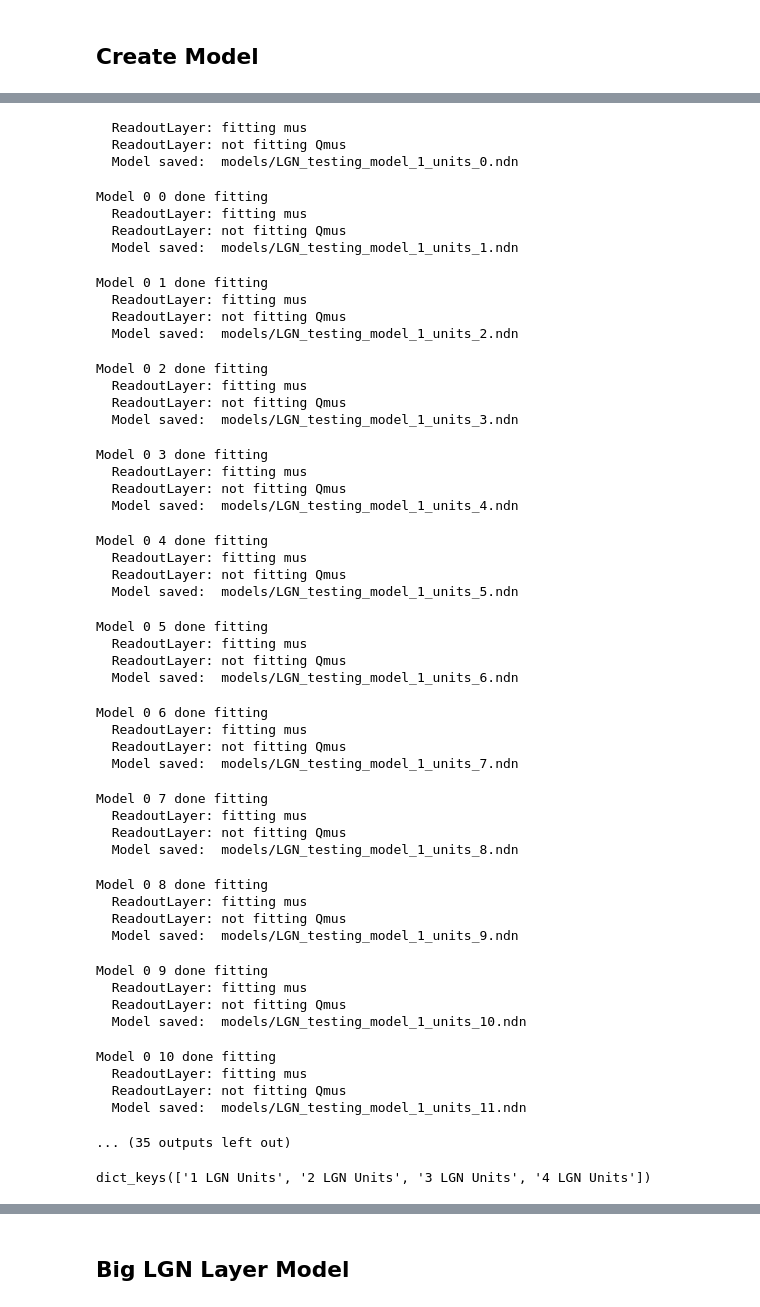
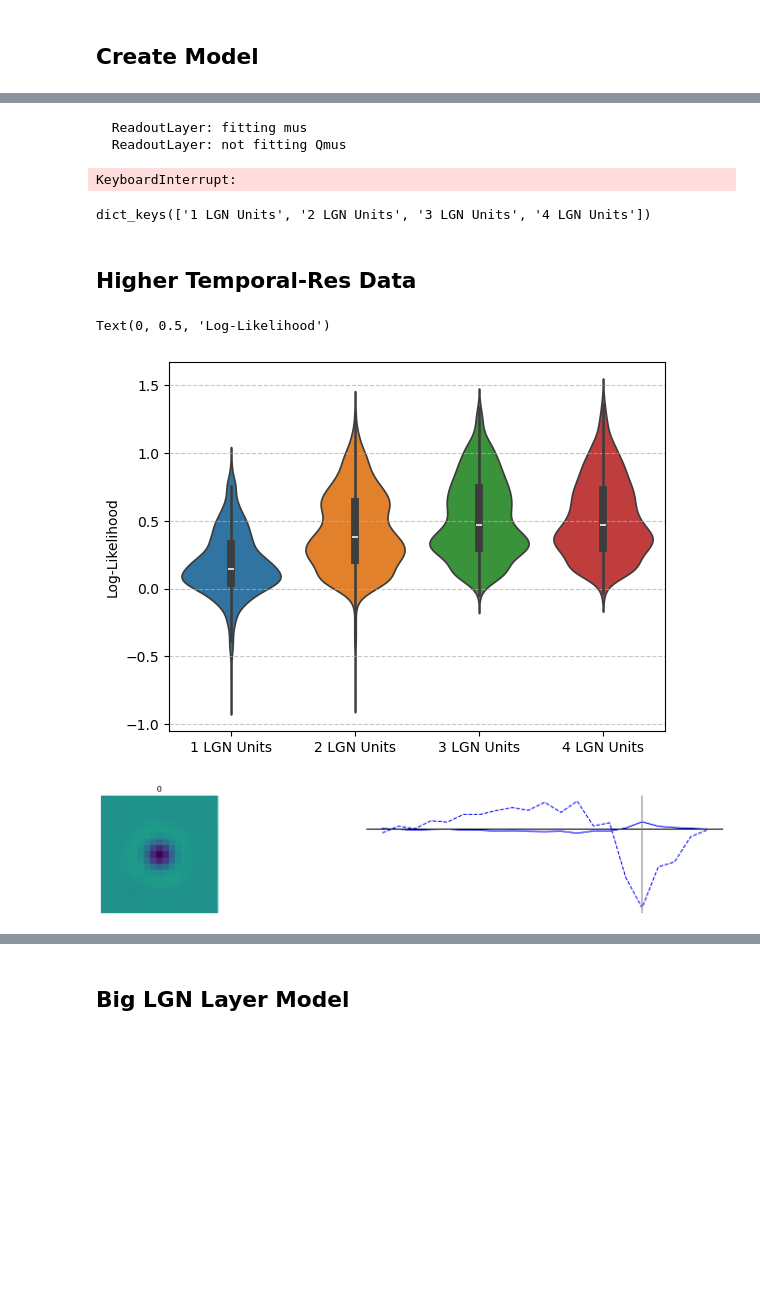
Before and after one commit to IsabelF98/Cloud_SynthData_Proj, a Jupyter notebook: LGN_units.ipynb, the cells around one changed output, grey strips where cells are left out. Saved outputs shown, nothing was run; the diff lists cells and outputs as text; code cells hidden in the pictures; blank space fills up the shorter version.

```diff
--- a/LGN_units.ipynb
+++ b/LGN_units.ipynb
@@ -64,7 +63,7 @@ The autoreload extension is already loaded. To reload it, use:
 ## Load Data
 # %%
 start    = time.time()
-data     = SimCloudData(cell_type_list=['V1_Exc_L4', 'V1_Inh_L4', 'V1_Exc_L2/3', 'V1_Inh_L2/3'], down_sample=2, num_lags=11)
+data     = SimCloudData(cell_type_list=['V1_Exc_L4', 'V1_Inh_L4', 'V1_Exc_L2/3', 'V1_Inh_L2/3'], dt=8, down_sample=2, num_lags=22)
 end      = time.time()
 print('CPU Time', end-start, 'sec')
 # %% [output]
@@ -147,7 +146,7 @@ adam_pars = utils.create_optimizer_params(
     optimize_graph=False, weight_decay=0.2, accumulated_grad_batches=3)
 adam_pars['device'] = device
 # %%
-XTreg = 0.0001
+XTreg = 0.001
 Xreg0 = 1.0 # d2/dx
 Creg0 = 0.05 # center
 
@@ -160,8 +159,8 @@ angle_mode = 'nearest' # 'bilinear'
 
 NQ = len(angles)
 
-num_LGN_units = [1,2,3,4]
-num_repeat = 20
+num_LGN_units = [1]#,2,3,4]
+num_repeat = 1
 models = {}
 fws = [19, 19, 5, 5]
 
@@ -240,61 +223,35 @@ for i in range(len(num_LGN_units)):
         cnn.fit(data, **adam_pars, verbose=False)
         end = time.time()
 
-        cnn.save_model('models/LGN_testing_model_'+str(num_LGN_units[i])+'_units_'+str(k)+'.ndn')
+        #cnn.save_model('models/LGN_testing_model_'+str(num_LGN_units[i])+'_units_high_temp_res.ndn')
 
-        LL_dict[str(num_LGN_units[i])+' LGN Units '+str(k)] = cnn.eval_models(data, data_inds=data.val_blks, device=device, batch_size=3, null_adjusted=True)
+        LL_dict[str(num_LGN_units[i])+' LGN Units'] = cnn.eval_models(data, data_inds=data.val_blks, device=device, batch_size=3, null_adjusted=True)
 
         print('Model', i, k, 'done fitting')
 # %% [output]
   ReadoutLayer: fitting mus
   ReadoutLayer: not fitting Qmus
-  Model saved:  models/LGN_testing_model_1_units_0.ndn
-Model 0 0 done fitting
-  ReadoutLayer: fitting mus
-  ReadoutLayer: not fitting Qmus
-  Model saved:  models/LGN_testing_model_1_units_1.ndn
+KeyboardInterrupt:
-Model 0 1 done fitting
-  ReadoutLayer: fitting mus
-  ReadoutLayer: not fitting Qmus
-  Model saved:  models/LGN_testing_model_1_units_2.ndn
-Model 0 2 done fitting
-  ReadoutLayer: fitting mus
-  ReadoutLayer: not fitting Qmus
-  Model saved:  models/LGN_testing_model_1_units_3.ndn
-Model 0 3 done fitting
-  ReadoutLayer: fitting mus
-  ReadoutLayer: not fitting Qmus
-  Model saved:  models/LGN_testing_model_1_units_4.ndn
-Model 0 4 done fitting
-  ReadoutLayer: fitting mus
-  ReadoutLayer: not fitting Qmus
-  Model saved:  models/LGN_testing_model_1_units_5.ndn
-Model 0 5 done fitting
-  ReadoutLayer: fitting mus
-  ReadoutLayer: not fitting Qmus
-  Model saved:  models/LGN_testing_model_1_units_6.ndn
-Model 0 6 done fitting
-  ReadoutLayer: fitting mus
-  ReadoutLayer: not fitting Qmus
-  Model saved:  models/LGN_testing_model_1_units_7.ndn
-Model 0 7 done fitting
-  ReadoutLayer: fitting mus
-  ReadoutLayer: not fitting Qmus
-  Model saved:  models/LGN_testing_model_1_units_8.ndn
-Model 0 8 done fitting
-  ReadoutLayer: fitting mus
-  ReadoutLayer: not fitting Qmus
-  Model saved:  models/LGN_testing_model_1_units_9.ndn
-Model 0 9 done fitting
-  ReadoutLayer: fitting mus
-  ReadoutLayer: not fitting Qmus
-  Model saved:  models/LGN_testing_model_1_units_10.ndn
-Model 0 10 done fitting
-  ReadoutLayer: fitting mus
-  ReadoutLayer: not fitting Qmus
-  Model saved:  models/LGN_testing_model_1_units_11.ndn
-... (35 outputs left out)
 # %%
 LL_dict.keys()
 # %% [output]
 dict_keys(['1 LGN Units', '2 LGN Units', '3 LGN Units', '4 LGN Units'])
+# %% [markdown]
+## Higher Temporal-Res Data
+# %%
+LL_to_plot = []
+for i in range(len(num_LGN_units)):
+    LL_to_plot.append(list(LL_dict[str(num_LGN_units[i])+' LGN Units']))
+labels = list(LL_dict.keys())
+sns.violinplot(data=LL_to_plot)
+plt.xticks(ticks=range(len(labels)), labels=labels)
+plt.grid(axis='y', linestyle='--', alpha=0.7)
+plt.ylabel('Log-Likelihood')
+# %% [output]
+Text(0, 0.5, 'Log-Likelihood')
+[figure, added]
+# %%
+cnn = models['1 LGN Units 0']
+cnn.plot_filters()
+# %% [output]
+[figure, added]
```
Also changed, not shown: parts of 15 cells of this notebook, 4 other files.
